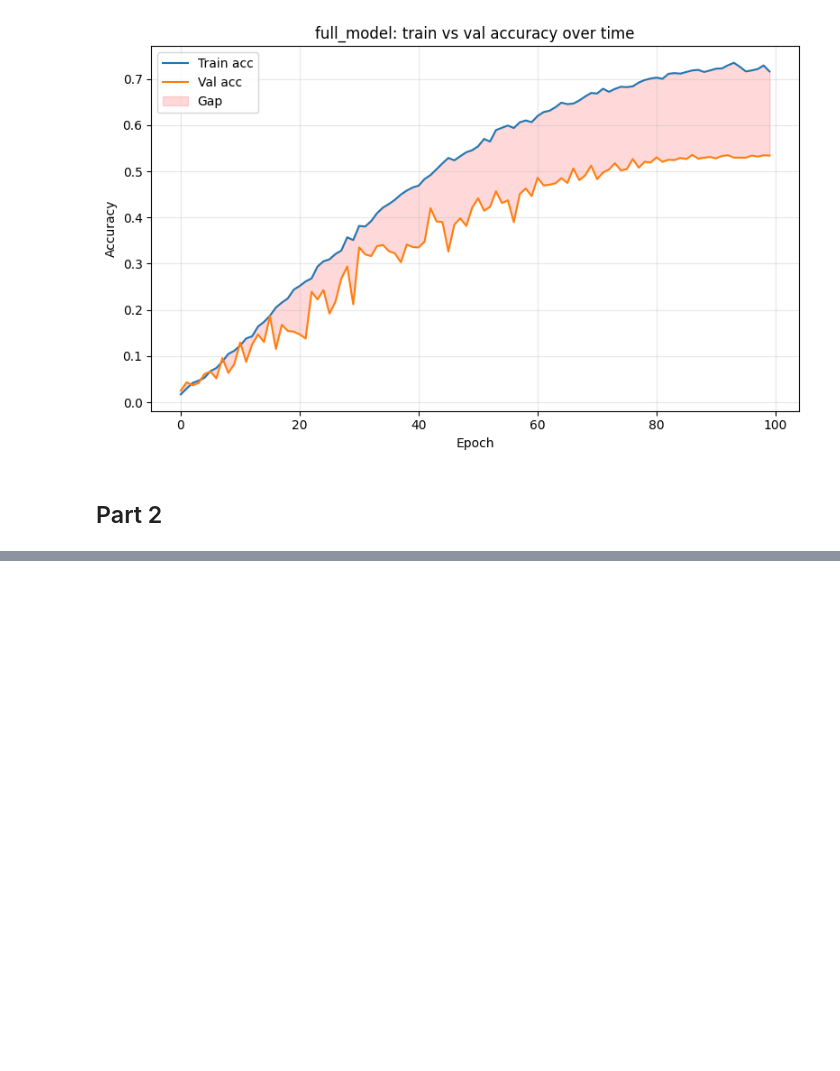
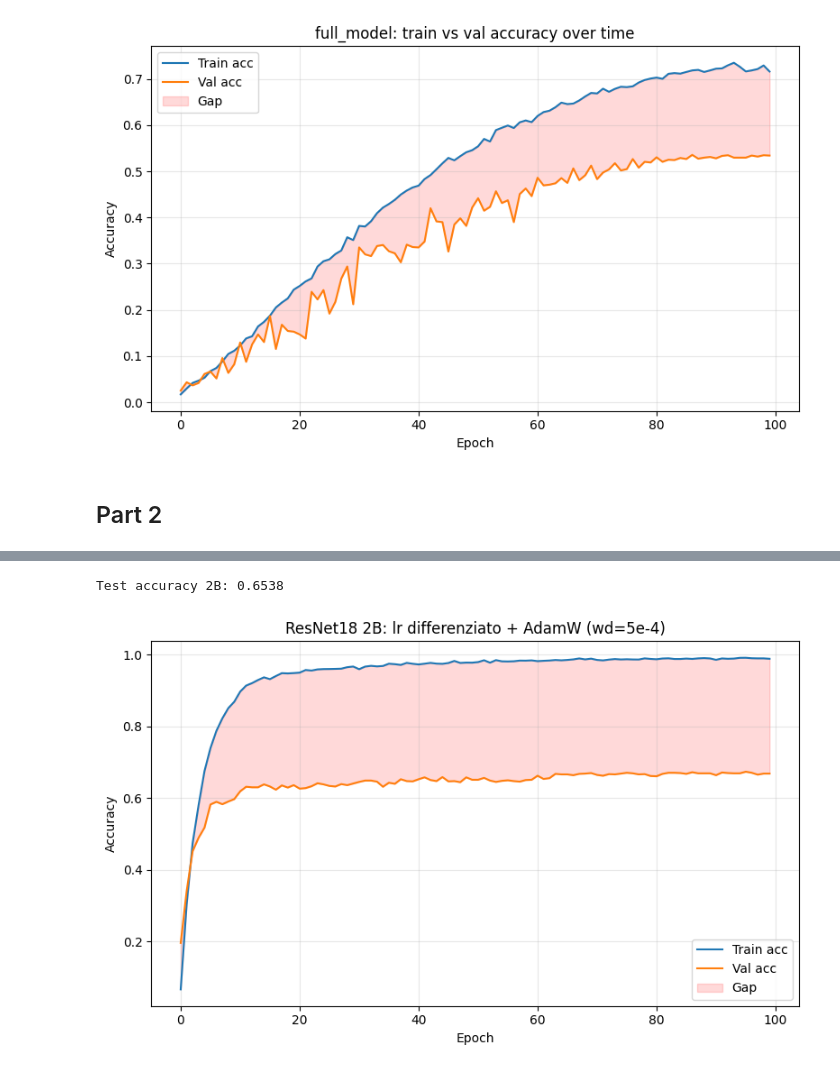
Before and after one commit to JacopoMauro21/progetto_ipcv, a Jupyter notebook: assignment_two.ipynb, the cells around one changed output, grey strips where cells are left out. Cells and saved outputs as stored; diff of their text form; code cells hidden in the pictures; blank space fills up the shorter version.

```diff
--- a/assignment_two.ipynb
+++ b/assignment_two.ipynb
@@ -575,0 +623,27 @@ print(f"Test accuracy 2A: {correct/total:.4f}")
+# %%
+fix_random(seed=42)
+
+model_2b = resnet18(weights=ResNet18_Weights.IMAGENET1K_V1)
+model_2b.fc = nn.Linear(model_2b.fc.in_features, 100)
+model_2b = model_2b.to(device)
+
+
+train_ds.set_aug(train_aug_full)
+train_dl = DataLoader(train_ds, batch_size=128, shuffle=True, num_workers=2)
+
+backbone_params = [p for n, p in model_2b.named_parameters() if not n.startswith("fc")]
+fc_params       = [p for n, p in model_2b.named_parameters() if n.startswith("fc")]
+
+epochs = 100
+optimizer_2b = torch.optim.AdamW([
+    {"params": backbone_params, "lr": 1e-4},
+    {"params": fc_params,       "lr": 1e-3},
+], weight_decay=5e-4)
+
+scheduler_2b = torch.optim.lr_scheduler.CosineAnnealingLR(optimizer_2b, T_max=epochs)
+# %%
+best_val_acc_2b, best_params_2b, best_epoch_2b, best_train_2b, history_2b = train_loop(
+    model_2b, train_dl, epochs, optimizer_2b, val_dl,
+    scheduler=scheduler_2b, verbose=True)
+
+print(f"Best epoch: {best_epoch_2b}, best val acc: {best_val_acc_2b:.4f}, best train acc: {best_train_2b:.4f}")
@@ -575,0 +668,9 @@ print(f"Test accuracy 2A: {correct/total:.4f}")
+# %%
+model_2b.load_state_dict(torch.load("best_model.pth"))
+test_acc_2b = evaluate(model_2b, test_dl)
+print(f"Test accuracy 2B: {test_acc_2b:.4f}")
+
+plot_train_vs_val({"name": "ResNet18 2B", "history": history_2b}, title="ResNet18 2B: lr differenziato + AdamW (wd=5e-4)")
+# %% [output]
+Test accuracy 2B: 0.6538
+[figure, added]
```
Also changed, not shown: parts of 8 cells of this notebook.
